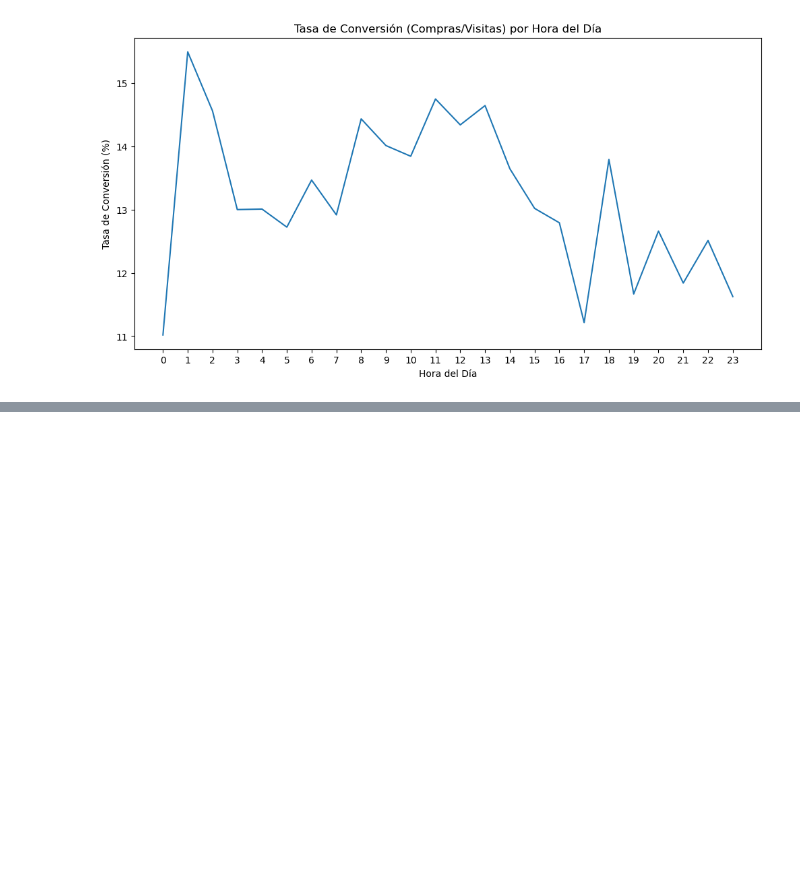
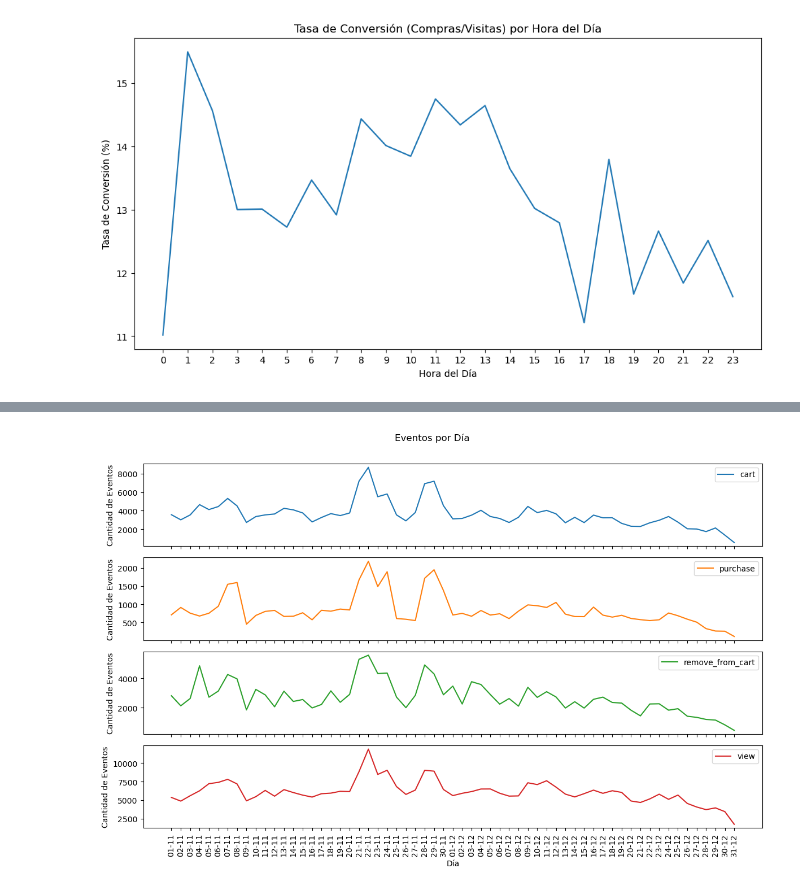
Before and after one commit to PabloHVega/ECommerce, a Jupyter notebook: notebooks/02_AnalisisInsights.ipynb, the cells around one changed output, grey strips where cells are left out. Cells and saved outputs as stored; diff of their text form; code cells hidden in the pictures; blank space fills up the shorter version.

```diff
--- a/notebooks/02_AnalisisInsights.ipynb
+++ b/notebooks/02_AnalisisInsights.ipynb
@@ -198,0 +303,8 @@ plt.show()
+# %%
+eventos_dia = (df['2019-11-01':'2019-12-31']
+               .groupby('evento')
+               .resample('D')['evento']
+               .count()
+               .unstack(level=0))
+eventos_dia.index = eventos_dia.index.strftime('%Y-%m-%d')
+eventos_dia
@@ -198,0 +326,15 @@ plt.show()
+# %%
+axes = eventos_dia.plot(subplots=True, kind='line', figsize=(12, 8), sharex=True)
+
+plt.suptitle('Eventos por Día')
+
+for ax in np.ravel(axes):
+    ax.set_xticks(range(len(eventos_dia.index)))
+    ax.set_xticklabels([d[8:10] + '-' + d[5:7] for d in eventos_dia.index], rotation=90)
+    ax.set_xlabel('Día')
+    ax.set_ylabel('Cantidad de Eventos')
+
+plt.tight_layout(rect=[0, 0, 1, 0.97])
+plt.show()
+# %% [output]
+[figure, added]
```
Also changed, not shown: parts of 13 cells of this notebook.
